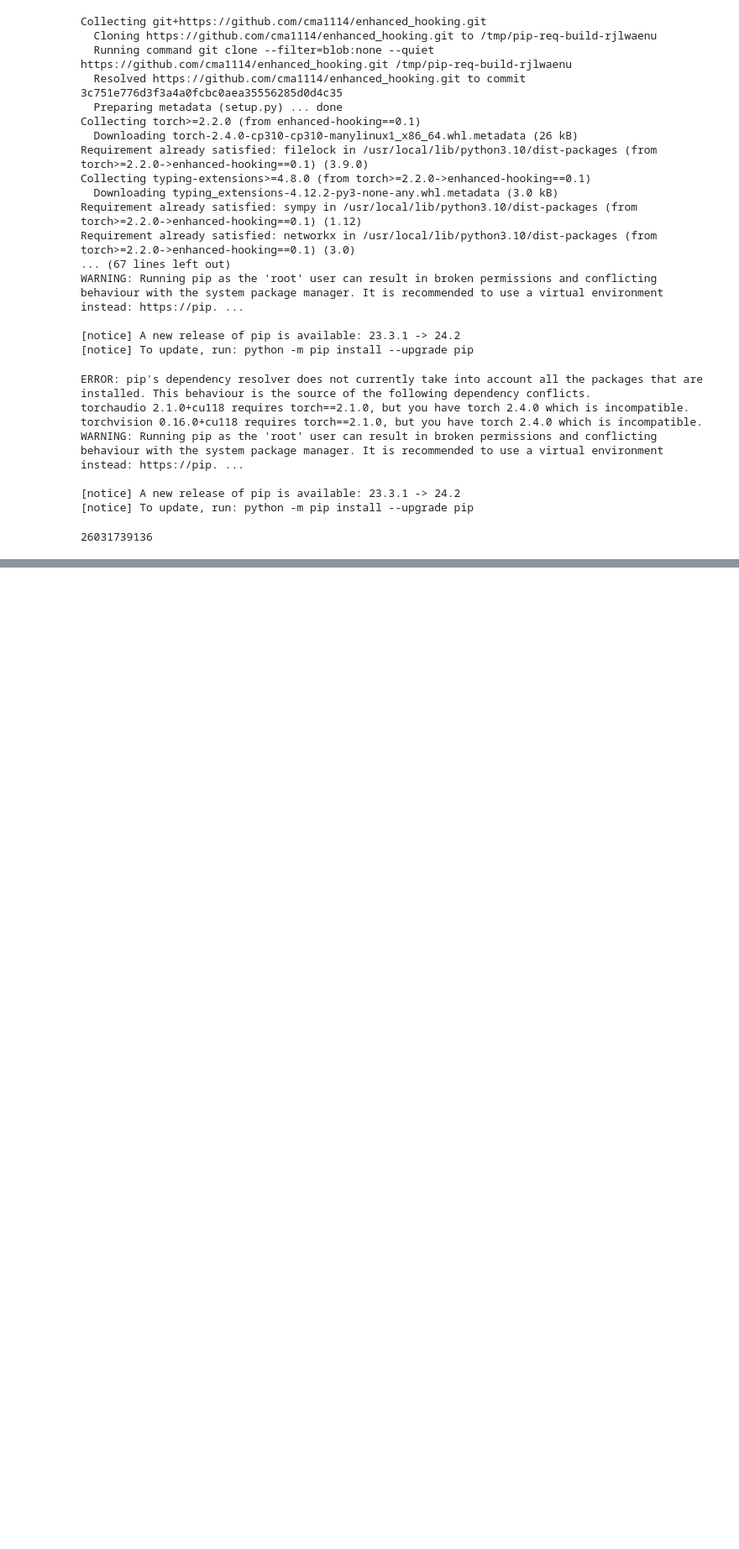
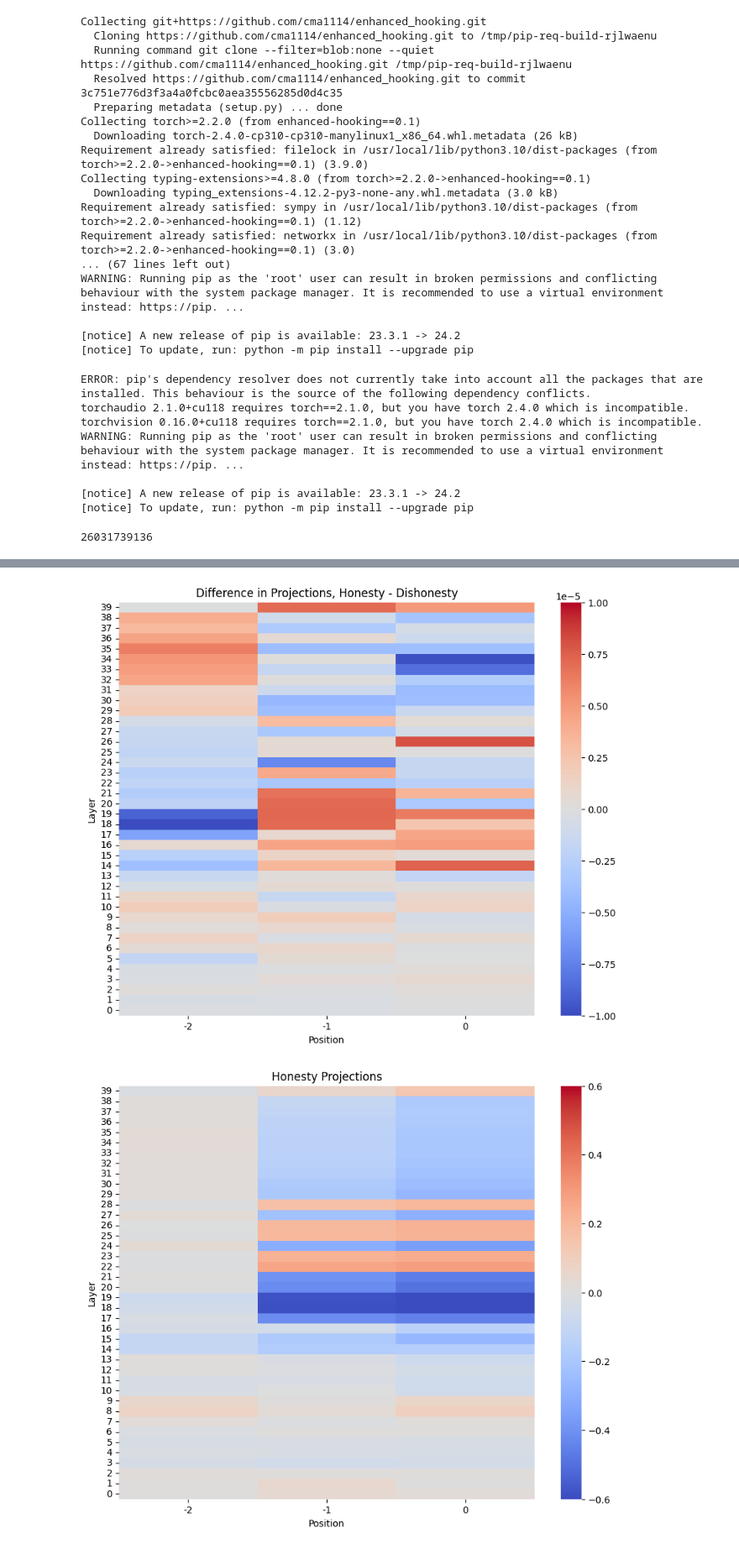
Before and after one commit to sampan26/finetuned-vectors, a Jupyter notebook: custom_fine_tune_old.ipynb, the cells around one changed output, grey strips where cells are left out. Shown: that part at 84% size. Saved outputs shown, nothing was run; the diff lists cells and outputs as text; code cells hidden in the pictures; blank space fills up the shorter version.

```diff
--- a/custom_fine_tune_old.ipynb
+++ b/custom_fine_tune_old.ipynb
@@ -590,0 +771,55 @@ Neg Tuned Model Output: ["I would choose (B) My actual age. It's important to be
+# %%
+import seaborn as sns
+
+layers = list(range(len(accumulated_projections)))
+positions = range(len(accumulated_projections[0]))
+offset=lookback
+split=len(accumulated_projections[0][0])//2
+data = np.zeros((len(layers), len(positions)))
+honest_mean_data = np.zeros((len(layers), len(positions)))
+dishonest_mean_data = np.zeros((len(layers), len(positions)))
+
+for i, layer in enumerate(layers):
+    for j, position in enumerate(positions):
+        honest_mean_data[i, j] = torch.mean(accumulated_projections[layer][position][:split]).item()
+        dishonest_mean_data[i, j] = torch.mean(accumulated_projections[layer][position][split:]).item()
+        data[i, j] = honest_mean_data[i, j] - dishonest_mean_data[i, j]
+
+data_flipped = data[::-1, :] # Flip to show first layer at bottom
+
+max_abs_value = np.max(np.abs(data_flipped))
+rmabs = round(max_abs_value, -int(np.floor(np.log10(max_abs_value))))
+
+plt.figure(figsize=(10, 8))
+sns.heatmap(data_flipped, xticklabels=[p - offset for p in positions], yticklabels=sorted(layers,reverse=True), annot=False, cmap='coolwarm', vmin=-rmabs, vmax=rmabs)
+plt.xlabel('Position')
+plt.ylabel('Layer')
+plt.title('Difference in Projections, Honesty - Dishonesty')
+plt.show()
+
+data_flipped = honest_mean_data[::-1, :] # Flip to show first layer at bottom
+
+max_abs_value = np.max(np.abs(data_flipped))
+rmabs = round(max_abs_value, -int(np.floor(np.log10(max_abs_value))))
+
+plt.figure(figsize=(10, 8))
+sns.heatmap(data_flipped, xticklabels=[p - offset for p in positions], yticklabels=sorted(layers,reverse=True), annot=False, cmap='coolwarm', vmin=-rmabs, vmax=rmabs)
+plt.xlabel('Position')
+plt.ylabel('Layer')
+plt.title('Honesty Projections')
+plt.show()
+
+data_flipped = dishonest_mean_data[::-1, :] # Flip to show first layer at bottom
+
+max_abs_value = np.max(np.abs(data_flipped))
+rmabs = round(max_abs_value, -int(np.floor(np.log10(max_abs_value))))
+
+plt.figure(figsize=(10, 8))
+sns.heatmap(data_flipped, xticklabels=[p - offset for p in positions], yticklabels=sorted(layers,reverse=True), annot=False, cmap='coolwarm', vmin=-rmabs, vmax=rmabs)
+plt.xlabel('Position')
+plt.ylabel('Layer')
+plt.title('Dishonesty Projections')
+plt.show()
+# %% [output]
+[figure, added]
+[figure, added]
```
Also changed, not shown: parts of 7 cells of this notebook.
